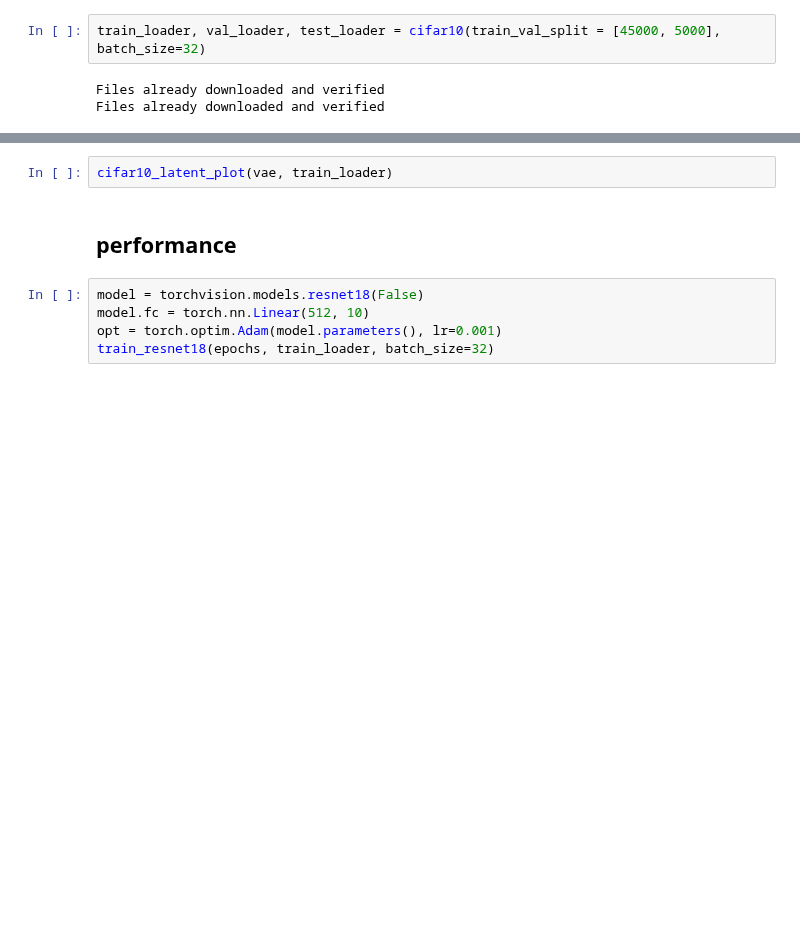
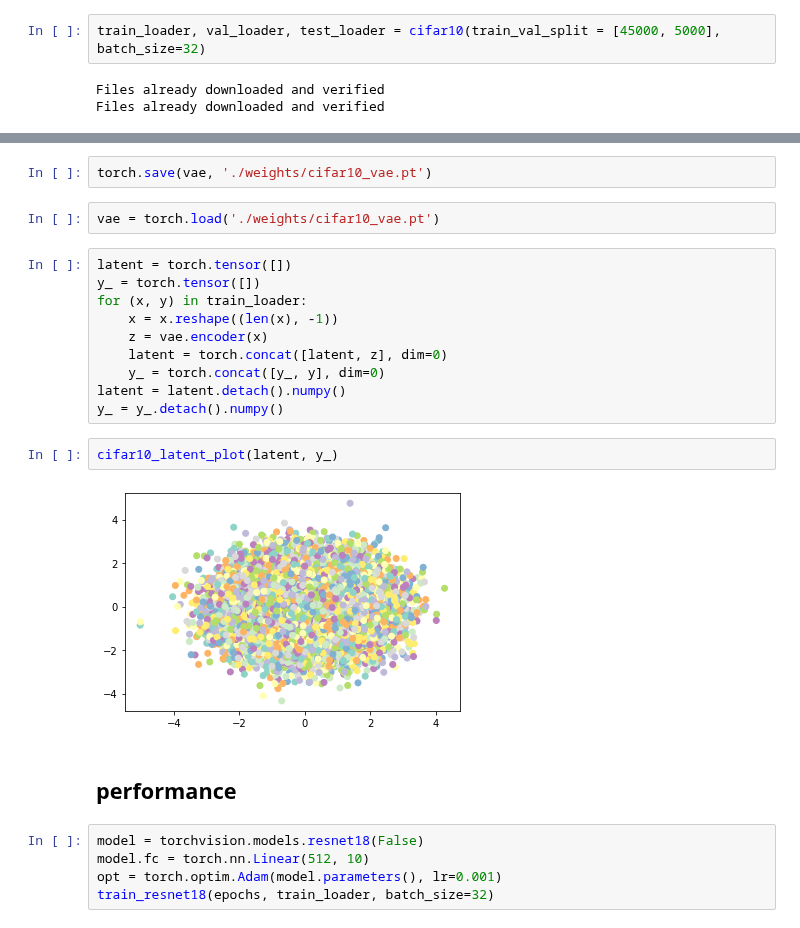
Before and after one commit to HUWENBIN2024/ML_Crowd_Modeling_and_Simulation, a Jupyter notebook: final_proj/src/vae.ipynb, the cells around one changed output, grey strips where cells are left out. Drawn from its saved outputs; the diff is of its cells as text; blank space fills up the shorter version.

```diff
--- a/final_proj/src/vae.ipynb
+++ b/final_proj/src/vae.ipynb
@@ -64,5 +66,21 @@ train_vae(epochs, vae, train_loader, test_loader, lr=0.001, is_cifar=True)
-# %%
-cifar10_latent_plot(vae, train_loader)
+# %%
+torch.save(vae, './weights/cifar10_vae.pt')
+# %%
+vae = torch.load('./weights/cifar10_vae.pt')
+# %%
+latent = torch.tensor([])
+y_ = torch.tensor([])
+for (x, y) in train_loader:
+    x = x.reshape((len(x), -1))
+    z = vae.encoder(x)
+    latent = torch.concat([latent, z], dim=0)
+    y_ = torch.concat([y_, y], dim=0)
+latent = latent.detach().numpy()
+y_ = y_.detach().numpy()
+# %%
+cifar10_latent_plot(latent, y_)
+# %% [output]
+[figure, added]
 # %% [markdown]
 ## performance
 # %%
```
Also changed, not shown: parts of 1 cell of this notebook, 1 other file.
